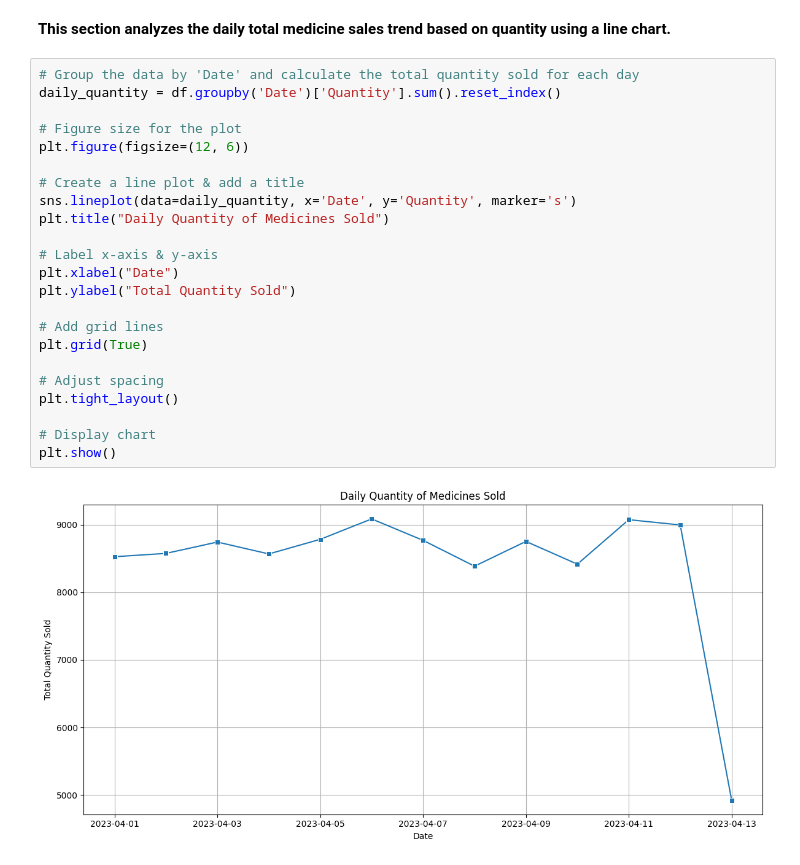
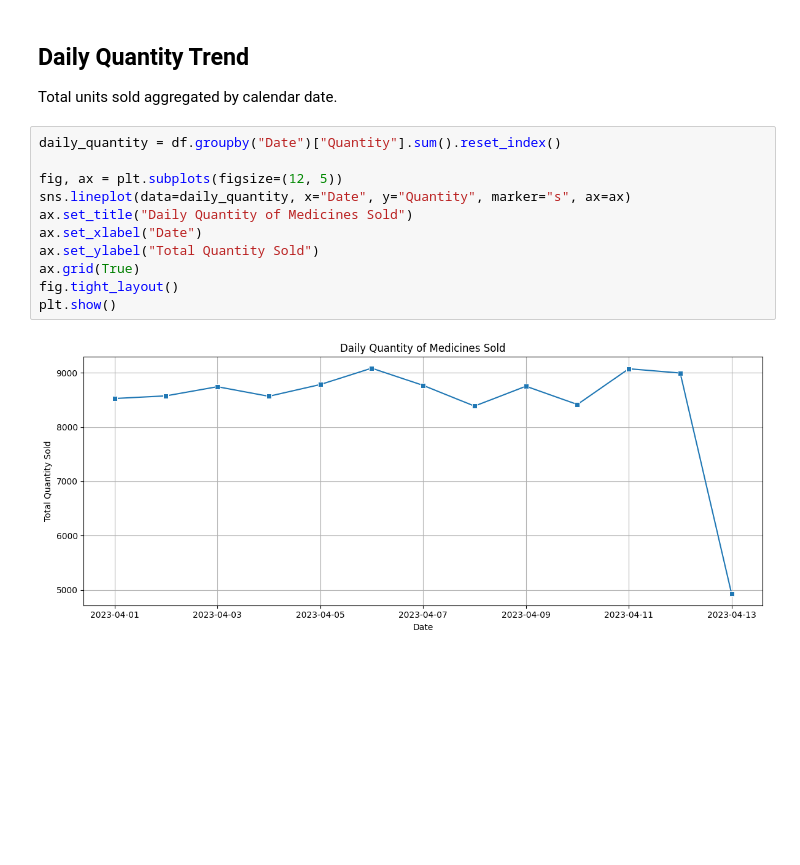
Before and after one commit to blaZeR0721/Medical_Sales_Analysis, a Jupyter notebook: notebooks/01_medicine_sales_analysis.ipynb, the cells around one changed output. Saved outputs shown, nothing was run; the diff lists cells and outputs as text; blank space fills up the shorter version.

```diff
--- a/notebooks/01_medicine_sales_analysis.ipynb
+++ b/notebooks/01_medicine_sales_analysis.ipynb
@@ -64,30 +70,20 @@ plt.show()
-# %% [markdown]
-**This section analyzes the daily total medicine sales trend based on quantity using a line chart.**
+# %% [markdown]
+## Daily Quantity Trend
+
+Total units sold aggregated by calendar date.
 # %%
-# Group the data by 'Date' and calculate the total quantity sold for each day
-daily_quantity = df.groupby('Date')['Quantity'].sum().reset_index()
+daily_quantity = df.groupby("Date")["Quantity"].sum().reset_index()
 
-# Figure size for the plot
-plt.figure(figsize=(12, 6))
-
-# Create a line plot & add a title
-sns.lineplot(data=daily_quantity, x='Date', y='Quantity', marker='s')
-plt.title("Daily Quantity of Medicines Sold")
-
-# Label x-axis & y-axis
-plt.xlabel("Date")
-plt.ylabel("Total Quantity Sold")
-
-# Add grid lines
-plt.grid(True)
-
-# Adjust spacing
-plt.tight_layout()
-
-# Display chart
+fig, ax = plt.subplots(figsize=(12, 5))
+sns.lineplot(data=daily_quantity, x="Date", y="Quantity", marker="s", ax=ax)
+ax.set_title("Daily Quantity of Medicines Sold")
+ax.set_xlabel("Date")
+ax.set_ylabel("Total Quantity Sold")
+ax.grid(True)
+fig.tight_layout()
 plt.show()
 # %% [output]
-[figure, old version]
+[figure, new version]
 # %% [markdown]
 ### Observed Trends
 
```
Also changed, not shown: parts of 21 cells of this notebook, 7 other files.
